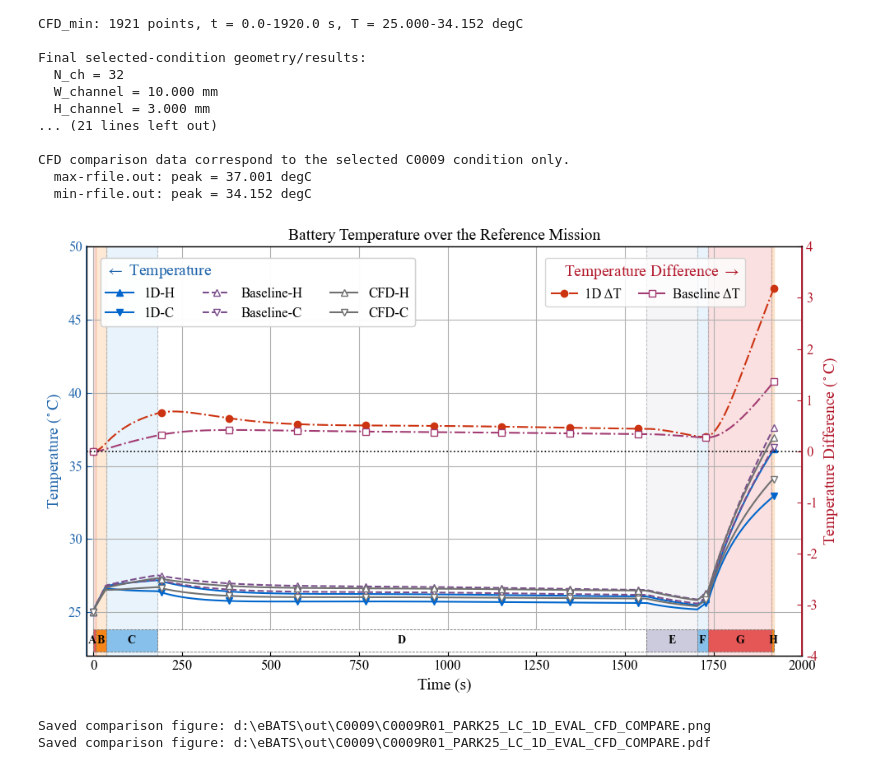
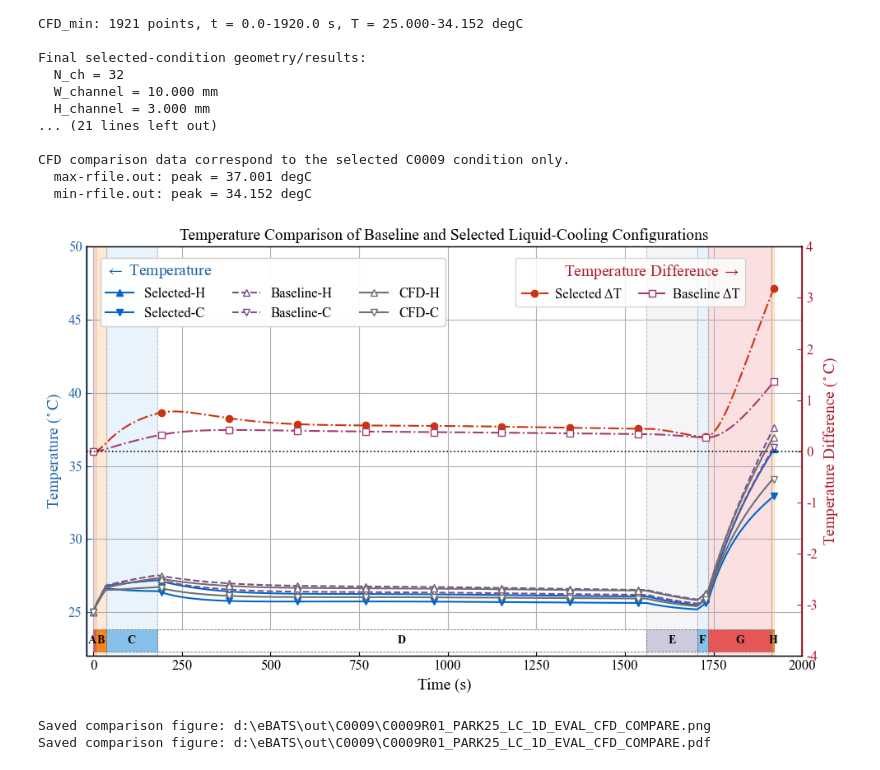
Before and after one commit to sxwd4ever/eBATS, a Jupyter notebook: cases/C0009/C0009_plot.ipynb, the cells around one changed output. Cells and saved outputs as stored; diff of their text form; code cells hidden in the pictures.

Commit message:
update BTMS comparison plots

```diff
--- a/cases/C0009/C0009_plot.ipynb
+++ b/cases/C0009/C0009_plot.ipynb
@@ -808,8 +808,8 @@ for i, name in enumerate(stage_names):
     ax1.add_patch(rect)
     ax1.text(t_mid - offset, bar_bottom + 0.5 * bar_height, name.split(':')[0], transform=trans, ha='center', va='center', rotation=0, fontsize=font_size - 2, fontweight='bold', color='black', clip_on=False, zorder=11)
 
-left_style = {'1D_MIN': dict(label='1D-C', color='#0066CC', ls='-', marker='v'), '1D_MAX': dict(label='1D-H', color='#0066CC', ls='-', marker='^'), 'BASELINE_MIN': dict(label='Baseline-C', color='#7B4F8C', ls='--', marker='v', markerfacecolor='white'), 'BASELINE_MAX': dict(label='Baseline-H', color='#7B4F8C', ls='--', marker='^', markerfacecolor='white'), 'CFD_MIN': dict(label='CFD-C', color='#707070', ls='-', marker='v', markerfacecolor='white'), 'CFD_MAX': dict(label='CFD-H', color='#707070', ls='-', marker='^', markerfacecolor='white')}
-right_style = {'DELTA_1D': dict(label='1D ΔT', color='#CC3311', ls='-.', marker='o'), 'DELTA_BASELINE': dict(label='Baseline ΔT', color='#A23B72', ls='-.', marker='s', markerfacecolor='white')}
+left_style = {'1D_MIN': dict(label='Selected-C', color='#0066CC', ls='-', marker='v'), '1D_MAX': dict(label='Selected-H', color='#0066CC', ls='-', marker='^'), 'BASELINE_MIN': dict(label='Baseline-C', color='#7B4F8C', ls='--', marker='v', markerfacecolor='white'), 'BASELINE_MAX': dict(label='Baseline-H', color='#7B4F8C', ls='--', marker='^', markerfacecolor='white'), 'CFD_MIN': dict(label='CFD-C', color='#707070', ls='-', marker='v', markerfacecolor='white'), 'CFD_MAX': dict(label='CFD-H', color='#707070', ls='-', marker='^', markerfacecolor='white')}
+right_style = {'DELTA_1D': dict(label='Selected ΔT', color='#CC3311', ls='-.', marker='o'), 'DELTA_BASELINE': dict(label='Baseline ΔT', color='#A23B72', ls='-.', marker='s', markerfacecolor='white')}
 left_color = '#2166AC'
 right_color = '#B2182B'
 mark_number = 10
@@ -837,34 +837,34 @@ ax2.plot(baseline_histories['time_s'], baseline_histories['DeltaT_C'], markevery
 ax2.axhline(0, color='black', linestyle=':', linewidth=1.2)
 
 ax1.set_xlabel('Time (s)', fontsize=font_size + 2)
 ax1.set_ylabel(r'Temperature ($^\circ\mathrm{C}$)', color=left_color, fontsize=font_size + 2)
 ax1.tick_params(axis='y', colors=left_color)
 ax1.spines['left'].set_color(left_color)
 ax1.spines['left'].set_linewidth(1.3)
 ax2.set_ylabel(r'Temperature Difference ($^\circ\mathrm{C}$)', color=right_color, fontsize=font_size + 2)
 ax2.tick_params(axis='y', colors=right_color)
 ax2.spines['right'].set_color(right_color)
 ax2.spines['right'].set_linewidth(1.3)
-ax1.set_title('Battery Temperature over the Reference Mission', fontsize=font_size + 2)
+ax1.set_title('Temperature Comparison of Baseline and Selected Liquid-Cooling Configurations', fontsize=font_size + 2)
 
 handles_left, labels_left = ax1.get_legend_handles_labels()
 handles_right, labels_right = ax2.get_legend_handles_labels()
 leg1 = ax1.legend(handles_left, labels_left, loc='upper left', bbox_to_anchor=(0.01, 0.99), ncol=3, fontsize=font_size, alignment='left')
 leg1.set_title(r'$\leftarrow$ Temperature', prop={'size': font_size + 2})
 leg1.get_title().set_color(left_color)
 leg2 = ax2.legend(handles_right, labels_right, loc='upper right', bbox_to_anchor=(0.93, 0.99), ncol=2, fontsize=font_size, columnspacing=1.2, handletextpad=0.5, alignment='right')
 leg2.set_title(r'Temperature Difference $\rightarrow$', prop={'size': font_size + 2})
 leg2.get_title().set_color(right_color)
 ax1.add_artist(leg1)
 ax1.grid()
 plt.tight_layout()
 plt.savefig(figure_path, dpi=600, bbox_inches='tight')
 plt.savefig(figure_path_pdf, dpi=600, bbox_inches='tight')
 plt.show()
 
 print(f'Saved comparison figure: {figure_path}')
 print(f'Saved comparison figure: {figure_path_pdf}')
 # %% [output]
-[figure, old version]
+[figure, new version]
 Saved comparison figure: d:\eBATS\out\C0009\C0009R01_PARK25_LC_1D_EVAL_CFD_COMPARE.png
 Saved comparison figure: d:\eBATS\out\C0009\C0009R01_PARK25_LC_1D_EVAL_CFD_COMPARE.pdf
```
Also changed, not shown: 6 other files.
